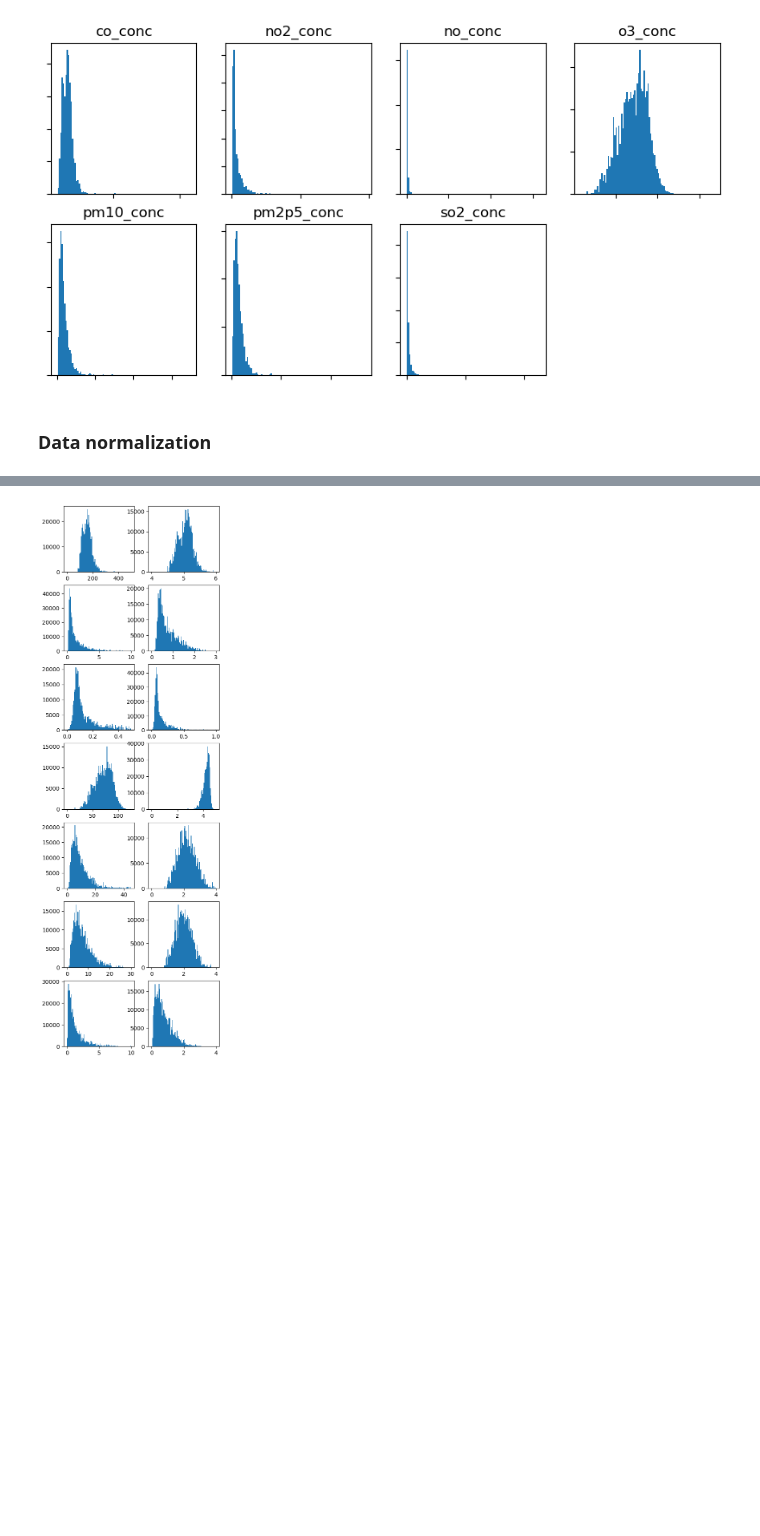
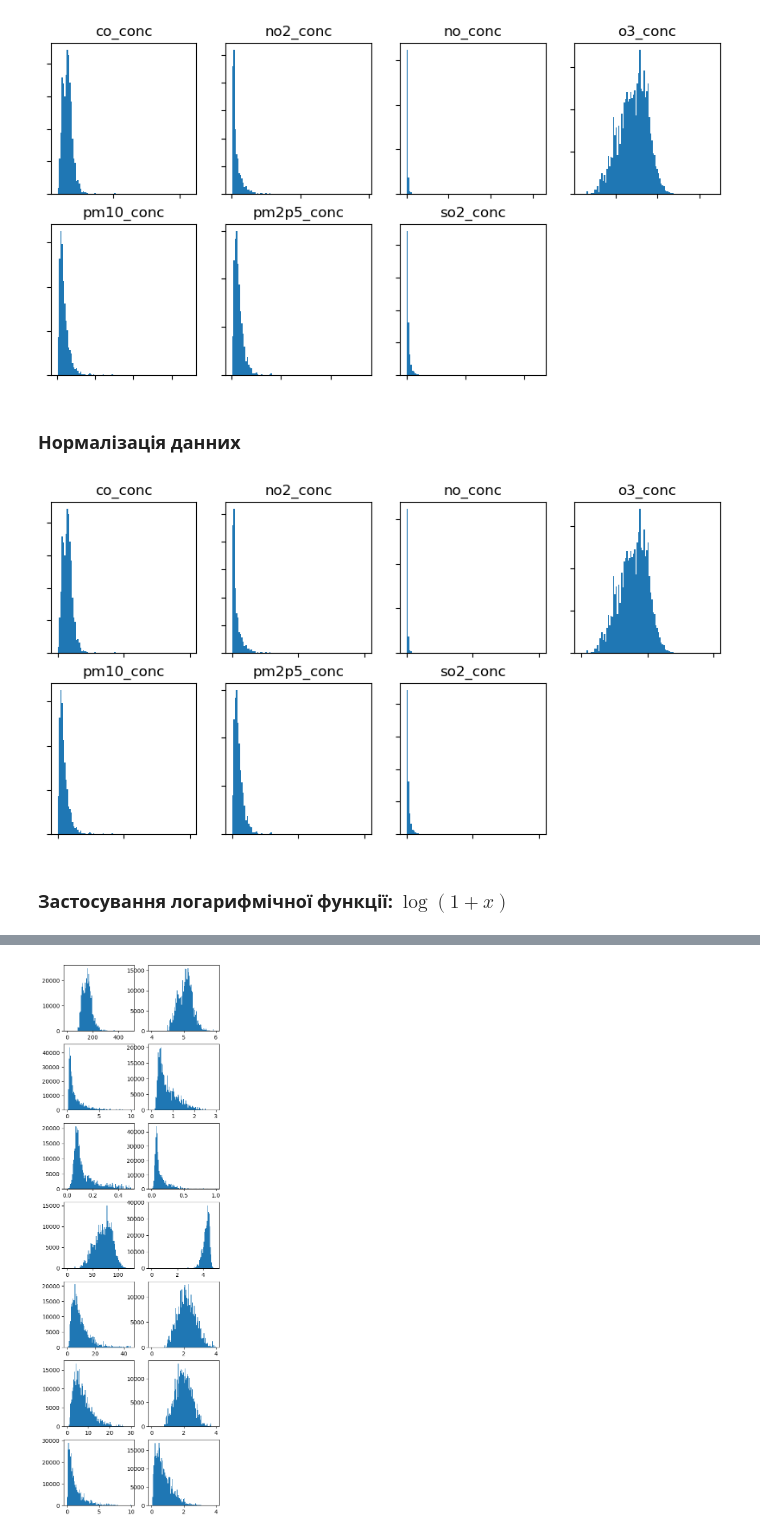
Before and after one commit to ItyTell/Modeling-the-distribution-of-harmful-emissions-in-the-atmosphere, a Jupyter notebook: main.ipynb, the cells around one changed output, grey strips where cells are left out. Cells and saved outputs as stored; diff of their text form; code cells hidden in the pictures; blank space fills up the shorter version.

```diff
--- a/main.ipynb
+++ b/main.ipynb
@@ -228,5 +118,3 @@ axes[-1].set(visible=False)
 plt.show()
 # %% [output]
 [figure]
-# %% [markdown]
-### Data normalization
@@ -235,3 +121,11 @@ axes[0].hist(np.log(stats["co_conc"]), bins=100, range=(4.4, 5.8))
+# %% [markdown]
+### Нормалізація данних
+# %%
+normal_stats = {}
+for atribute in stats.keys():
+    temp = stats[atribute]
+    temp = temp - np.min(temp)
+    normal_stats[atribute] = temp / np.max(temp)
 # %%
 ranges = [
     [[0, 500], [4, 6]],
@@ -242,3 +136,22 @@ ranges = [
     [[0, 30], [0, 4]],
     [[0, 10], [0, 4]]
 ]
+# %%
+fig, axes = plt.subplots(2, 4, figsize=(2.5 * 4, 2.5 * 2))
+axes = np.array(axes).flatten()
+i = 0
+for label in normal_stats.keys():
+    stat = normal_stats[label]
+    ax = axes[i]
+    _range = [0, 1]
+    i+=1
+    ax.hist(np.array(stat), bins=100, range=_range)
+    ax.set_yticklabels([])
+    ax.set_xticklabels([])
+    ax.set_title(label)
+axes[-1].set(visible=False)
+plt.show()
+# %% [output]
+[figure, added]
+# %% [markdown]
+### Застосування логарифмічної функції: $\log(1 + x)$
```
Also changed, not shown: parts of 23 cells of this notebook.
